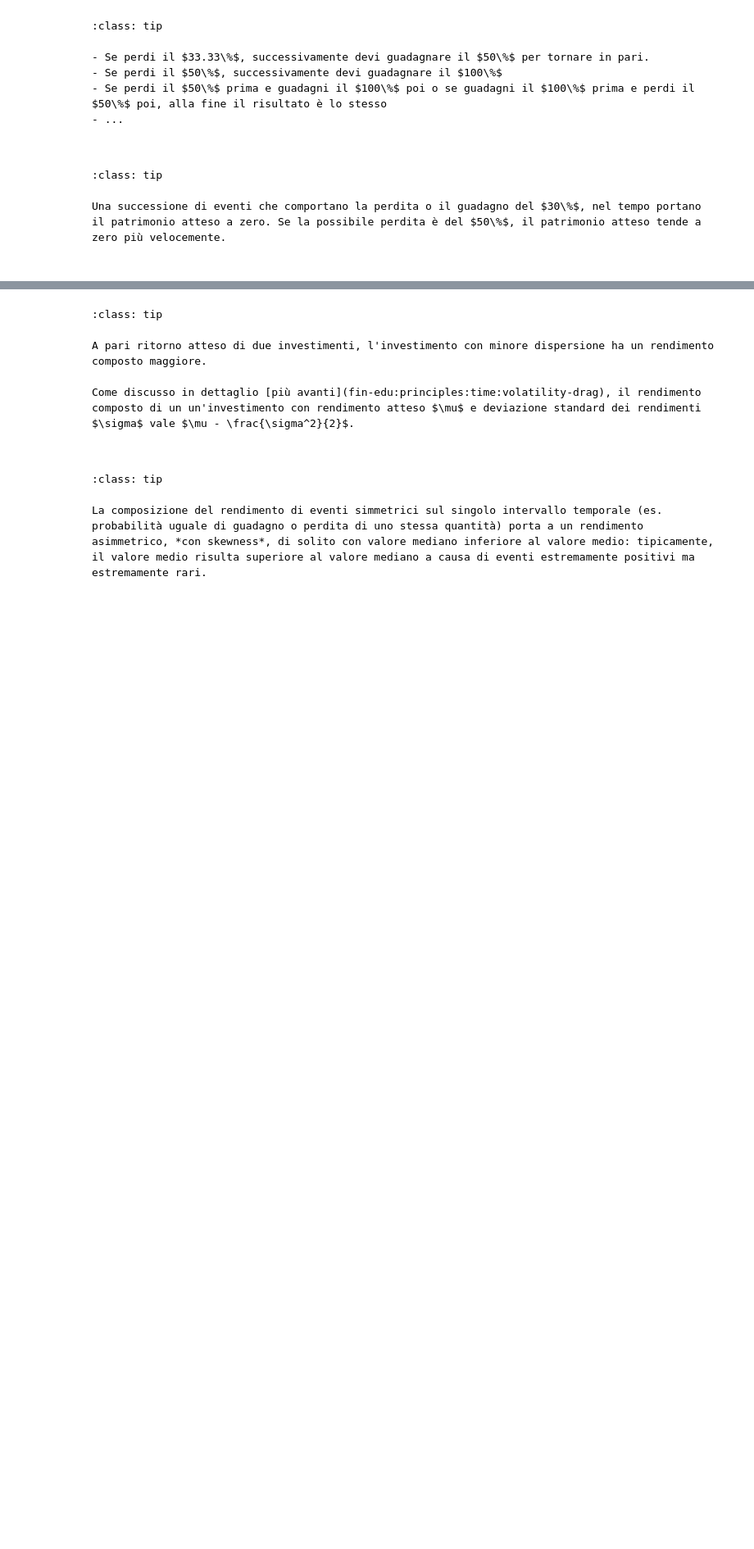
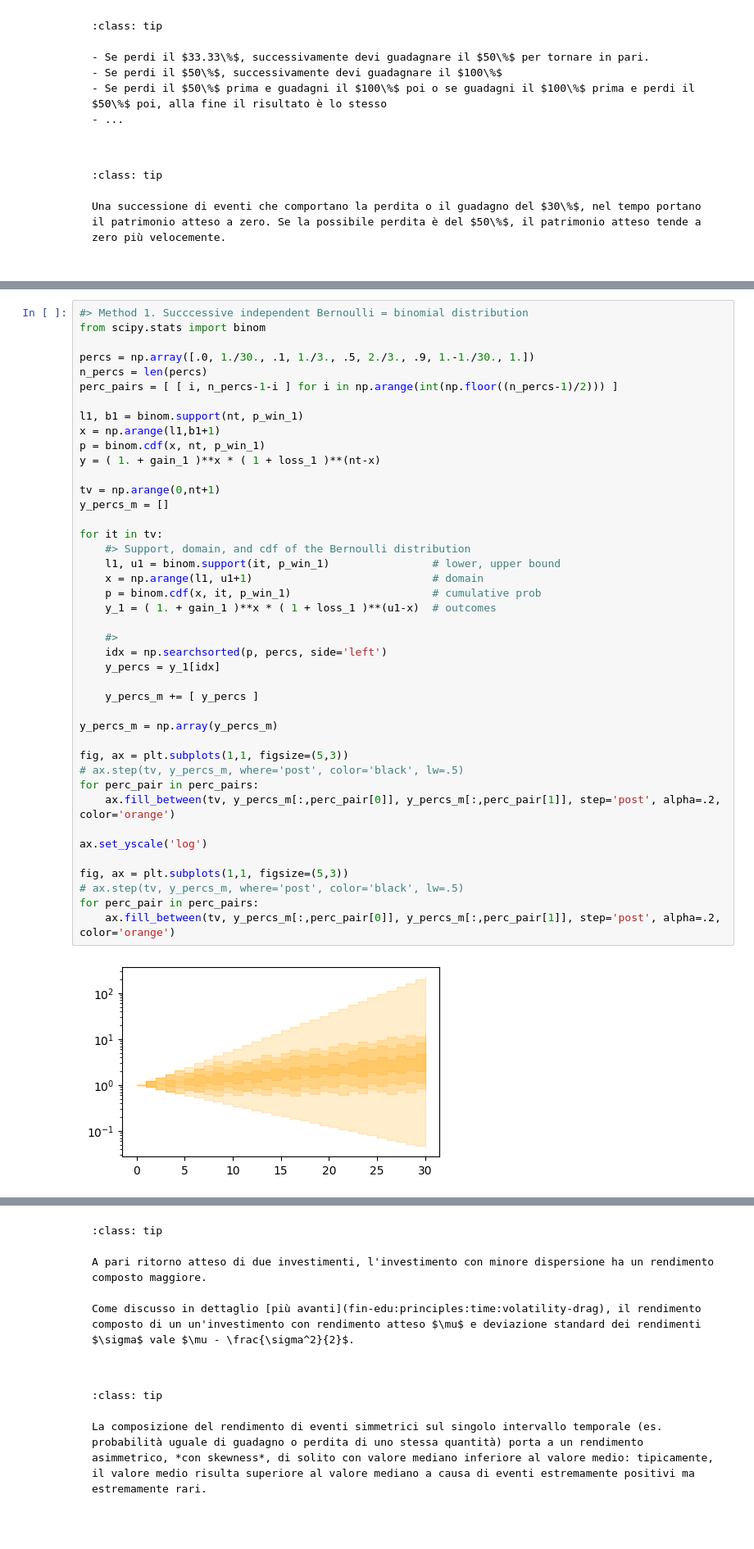
Before and after one commit to Basics2022/bbooks-financial-edu, a Jupyter notebook: _build/jupyter_execute/ch/principles/essentials.ipynb, the cells around one changed output, grey strips where cells are left out. Shown: that part at 82% size. Saved outputs shown, nothing was run; the diff lists cells and outputs as text; blank space fills up the shorter version.

```diff
--- a/_build/jupyter_execute/ch/principles/essentials.ipynb
+++ b/_build/jupyter_execute/ch/principles/essentials.ipynb
@@ -116,0 +121,44 @@ w2 = np.array(w2).T
+# %%
+#> Method 1. Succcessive independent Bernoulli = binomial distribution
+from scipy.stats import binom
+
+percs = np.array([.0, 1./30., .1, 1./3., .5, 2./3., .9, 1.-1./30., 1.])
+n_percs = len(percs)
+perc_pairs = [ [ i, n_percs-1-i ] for i in np.arange(int(np.floor((n_percs-1)/2))) ]
+
+l1, b1 = binom.support(nt, p_win_1)
+x = np.arange(l1,b1+1)
+p = binom.cdf(x, nt, p_win_1)
+y = ( 1. + gain_1 )**x * ( 1 + loss_1 )**(nt-x)
+
+tv = np.arange(0,nt+1)
+y_percs_m = []
+
+for it in tv:
+    #> Support, domain, and cdf of the Bernoulli distribution
+    l1, u1 = binom.support(it, p_win_1)                # lower, upper bound
+    x = np.arange(l1, u1+1)                            # domain
+    p = binom.cdf(x, it, p_win_1)                      # cumulative prob
+    y_1 = ( 1. + gain_1 )**x * ( 1 + loss_1 )**(u1-x)  # outcomes
+
+    #>
+    idx = np.searchsorted(p, percs, side='left')
+    y_percs = y_1[idx]
+
+    y_percs_m += [ y_percs ]
+
+y_percs_m = np.array(y_percs_m)
+
+fig, ax = plt.subplots(1,1, figsize=(5,3))
+# ax.step(tv, y_percs_m, where='post', color='black', lw=.5)
+for perc_pair in perc_pairs:
+    ax.fill_between(tv, y_percs_m[:,perc_pair[0]], y_percs_m[:,perc_pair[1]], step='post', alpha=.2, color='orange')
+
+ax.set_yscale('log')
+
+fig, ax = plt.subplots(1,1, figsize=(5,3))
+# ax.step(tv, y_percs_m, where='post', color='black', lw=.5)
+for perc_pair in perc_pairs:
+    ax.fill_between(tv, y_percs_m[:,perc_pair[0]], y_percs_m[:,perc_pair[1]], step='post', alpha=.2, color='orange')
+# %% [output]
+[figure, added]
```
Also changed, not shown: parts of 5 cells of this notebook, 15 other files.
